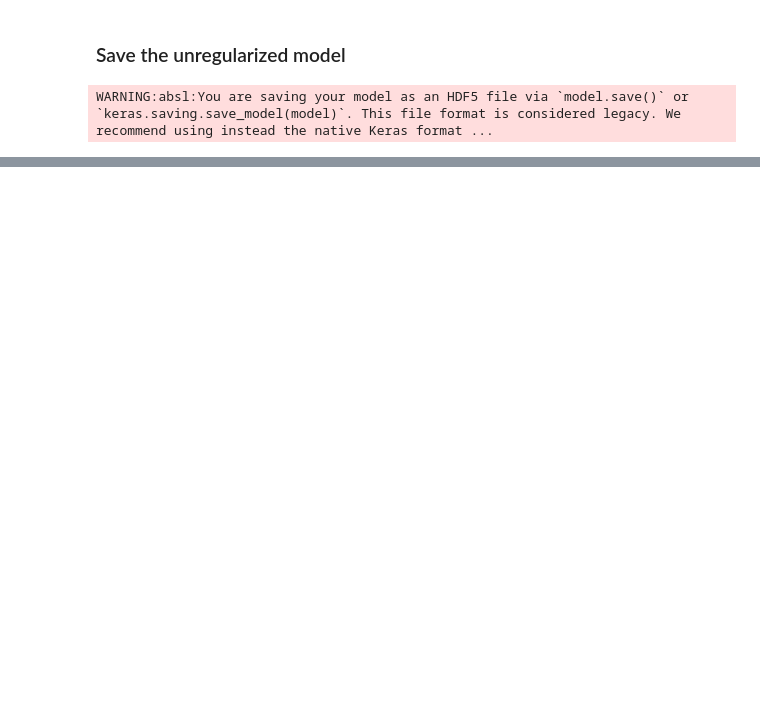
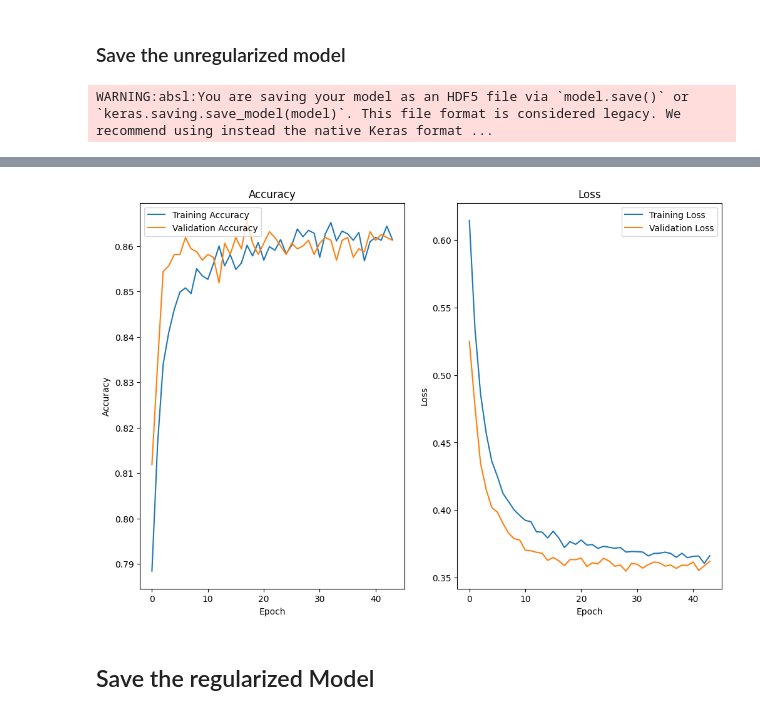
Before and after one commit to ZigaLarissa/unchurn, a Jupyter notebook: noteboke.ipynb, the cells around one changed output, grey strips where cells are left out. Drawn from its saved outputs; the diff is of its cells as text; code cells hidden in the pictures; blank space fills up the shorter version.

```diff
--- a/noteboke.ipynb
+++ b/noteboke.ipynb
@@ -362,0 +500,10 @@ WARNING:absl:You are saving your model as an HDF5 file via `model.save()` or `ke
+# %%
+# introduce early stopping
+early_stopping = tf.keras.callbacks.EarlyStopping(monitor='val_loss', patience=15, restore_best_weights=True)
+
+# the usual l2 regularization
+regularizer = tf.keras.regularizers.l2(0.001)
+regularized_model = l2_dropout_model(regularizer=regularizer)
+
+# train the regularized model with early stopping
+regularized_model_history = regularized_model.fit(X_train, y_train, epochs=100, batch_size=32, validation_data=(X_val, y_val), callbacks=[early_stopping])
@@ -362,0 +536,24 @@ WARNING:absl:You are saving your model as an HDF5 file via `model.save()` or `ke
+# %%
+# visualize the training and validation accuracy
+plt.figure(figsize=(12, 8))
+plt.subplot(1, 2, 1)
+plt.plot(regularized_model_history.history['accuracy'], label='Training Accuracy')
+plt.plot(regularized_model_history.history['val_accuracy'], label='Validation Accuracy')
+plt.xlabel('Epoch')
+plt.ylabel('Accuracy')
+plt.legend(loc='upper left')
+plt.title('Accuracy')
+
+# visualize the training and validation loss
+plt.subplot(1, 2, 2)
+plt.plot(regularized_model_history.history['loss'], label='Training Loss')
+plt.plot(regularized_model_history.history['val_loss'], label='Validation Loss')
+plt.xlabel('Epoch')
+plt.ylabel('Loss')
+plt.legend(loc='upper right')
+plt.title('Loss')
+plt.show()
+# %% [output]
+[figure, added]
+# %% [markdown]
+## Save the regularized Model
```
Also changed, not shown: parts of 17 cells of this notebook, 3 other files.
